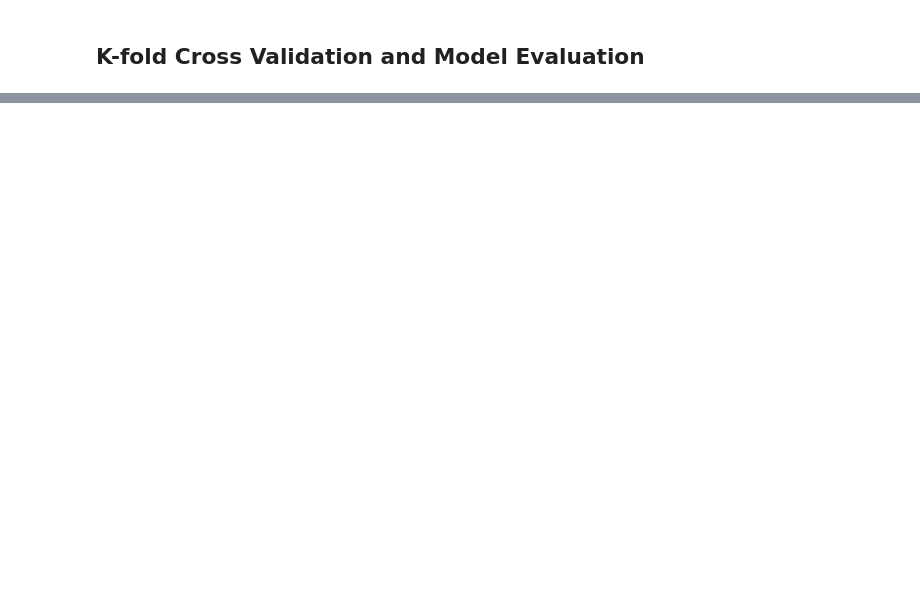
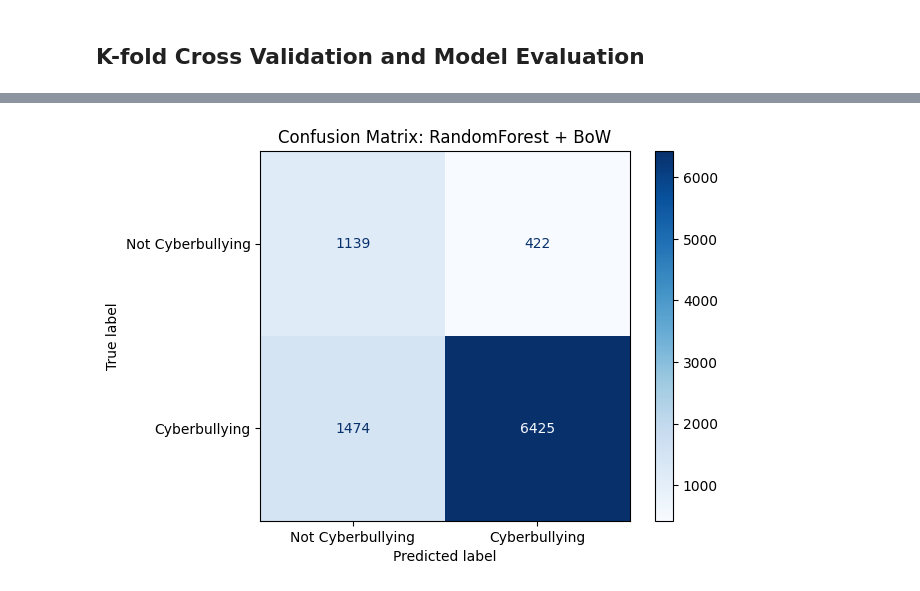
Before and after one commit to msegreto/CyberbullismDetection, a Jupyter notebook: notebook/3_BinaryClassification.ipynb, the cells around one changed output, grey strips where cells are left out. Drawn from its saved outputs; the diff is of its cells as text; code cells hidden in the pictures; blank space fills up the shorter version.

```diff
--- a/notebook/3_BinaryClassification.ipynb
+++ b/notebook/3_BinaryClassification.ipynb
@@ -260,0 +305,81 @@ display(df_eval_sorted)
+# %%
+import pandas as pd
+import numpy as np
+import joblib
+import matplotlib.pyplot as plt
+from sklearn.metrics import (
+    accuracy_score, precision_score, recall_score, roc_auc_score,
+    confusion_matrix, ConfusionMatrixDisplay
+)
+from statsmodels.stats.contingency_tables import mcnemar
+import gensim
+from utils.w2v_feature_extraction import compute_w2v_features
+from sklearn.feature_extraction.text import TfidfVectorizer
+
+# --- 1. Carica il test set ---
+df_test = pd.read_csv("../dataset/test_set.csv")
+X_test_text = df_test["text"]
+y_test = df_test["binary_label"].map({"cyberbullying": 1, "not_cyberbullying": 0}).values
+
+# --- 2. carica i vocabolari e feature extraction ---
+
+tfidf_vectorizer = joblib.load("../model/tfidf_vocabulary.pkl")
+bow_vectorizer = joblib.load("../model/tfidf_vocabulary.pkl")
+
+# --- Carica i due modelli Word2Vec ---
+w2v_model_1 = gensim.models.Word2Vec.load("../model/word2vec_model1.model")
+w2v_model_2 = gensim.models.Word2Vec.load("../model/word2vec_model1.model")
+
+# --- feature extractiont ---
+X_test_tfidf = tfidf_vectorizer.transform(X_test_text)
+X_test_bow = bow_vectorizer.transform(X_test_text)
+X_test_w2v_1 = compute_w2v_features(X_test_text, w2v_model_1, w2v_model_1.vector_size)
+X_test_w2v_2 = compute_w2v_features(X_test_text, w2v_model_2, w2v_model_2.vector_size)
+
+
+# Mappe dei dataset test (già calcolati)
+datasets = {
+    "BoW": X_test_bow,
+    "TF-IDF": X_test_tfidf,
+    "W2V-1": X_test_w2v_1,
+    "W2V-2": X_test_w2v_2
+}
+
+# Prendi i primi 3 modelli dal DataFrame ordinato
+top_models = df_eval_sorted.head(2)
+
+# Funzione per stampare metriche
+def print_metrics_and_confmat(y_true, y_pred, title):
+    print(f"\n--- {title} ---")
+    print("Accuracy: ", accuracy_score(y_true, y_pred))
+    print("Precision:", precision_score(y_true, y_pred))
+    print("Recall:   ", recall_score(y_true, y_pred))
+    print("F1 Score: ", f1_score(y_true, y_pred))
+
+    # Plot confusion matrix
+    cm = confusion_matrix(y_true, y_pred)
+    disp = ConfusionMatrixDisplay(confusion_matrix=cm, display_labels=["Not Cyberbullying", "Cyberbullying"])
+    disp.plot(cmap=plt.cm.Blues)
+    plt.title(f"Confusion Matrix: {title}")
+    plt.show()
+
+# Ciclo per caricare e valutare i top 3 modelli
+for _, row in top_models.iterrows():
+    model_name = row["model"]
+    vectorizer_name = row["vectorizer"]
+
+    # Path del modello
+    file_name = f"../model/grid_search_binary_f1/{model_name}_{vectorizer_name}.pkl"
+
+    # Carica modello
+    clf = joblib.load(file_name)
+
+    # Dataset corrispondente
+    X_input = datasets[vectorizer_name]
+
+    # Predizione
+    y_pred = clf.predict(X_input)
+
+    # Stampa metriche e confusion matrix
+    print_metrics_and_confmat(y_test, y_pred, f"{model_name} + {vectorizer_name}")
+# %% [output]
@@ -260,0 +391 @@ display(df_eval_sorted)
+[figure, added]
```
Also changed, not shown: parts of 6 cells of this notebook, 2 other files.
